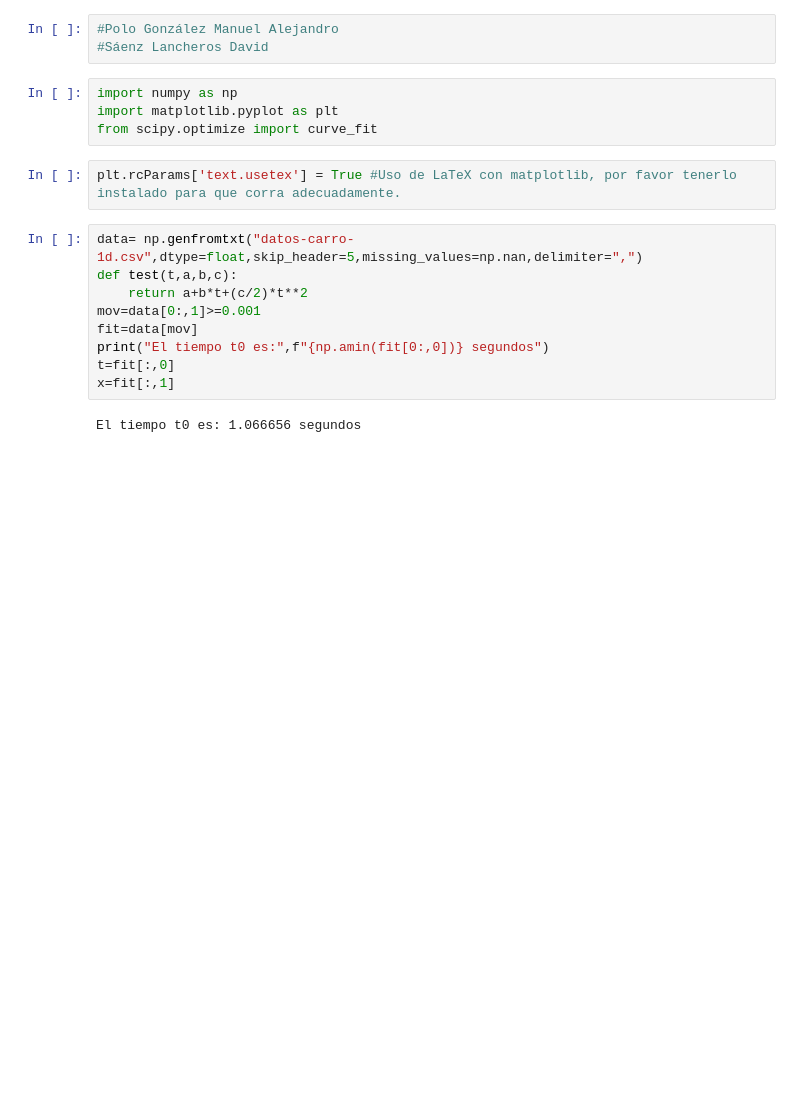
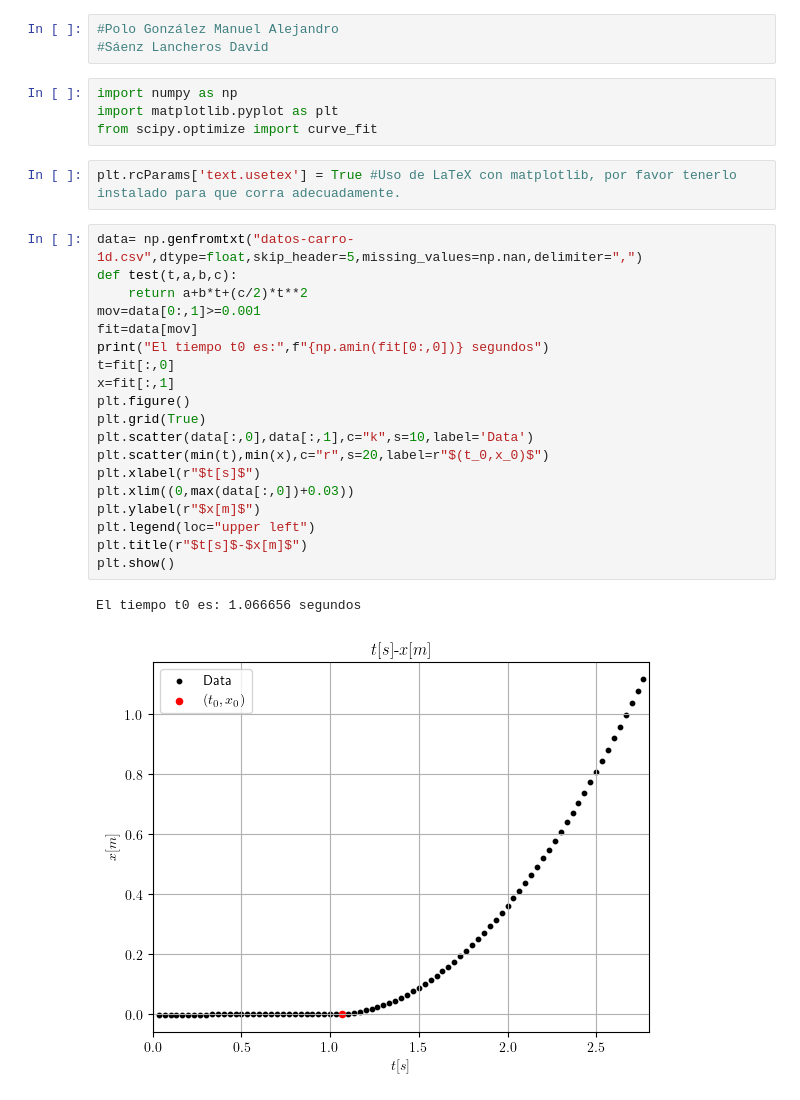
Before and after one commit to dsaenzl/Wrk, a Jupyter notebook: carro.ipynb, the cells around one changed output. Drawn from its saved outputs; the diff is of its cells as text; blank space fills up the shorter version.

```diff
--- a/carro.ipynb
+++ b/carro.ipynb
@@ -10,12 +10,23 @@ plt.rcParams['text.usetex'] = True #Uso de LaTeX con matplotlib, por favor tener
 # %%
 data= np.genfromtxt("datos-carro-1d.csv",dtype=float,skip_header=5,missing_values=np.nan,delimiter=",")
 def test(t,a,b,c):
     return a+b*t+(c/2)*t**2
 mov=data[0:,1]>=0.001
 fit=data[mov]
 print("El tiempo t0 es:",f"{np.amin(fit[0:,0])} segundos")
 t=fit[:,0]
 x=fit[:,1]
+plt.figure()
+plt.grid(True)
+plt.scatter(data[:,0],data[:,1],c="k",s=10,label='Data')
+plt.scatter(min(t),min(x),c="r",s=20,label=r"$(t_0,x_0)$")
+plt.xlabel(r"$t[s]$")
+plt.xlim((0,max(data[:,0])+0.03))
+plt.ylabel(r"$x[m]$")
+plt.legend(loc="upper left")
+plt.title(r"$t[s]$-$x[m]$")
+plt.show()
 # %% [output]
 El tiempo t0 es: 1.066656 segundos
+[figure, added]
 # %% [markdown]
```
Also changed, not shown: parts of 4 cells of this notebook.
